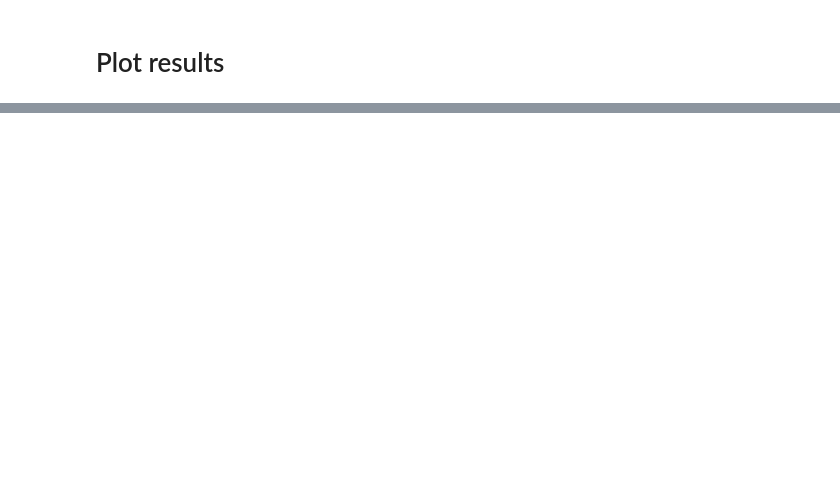
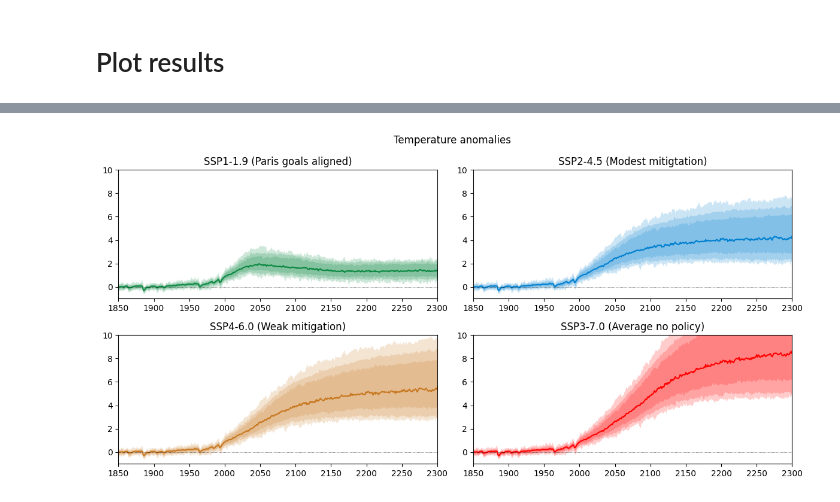
Before and after one commit to Yale-Applied-Science-Synthesis-Program/fair-land-use-change, a Jupyter notebook: notebooks/fair-ssp.ipynb, the cells around one changed output, grey strips where cells are left out. Saved outputs shown, nothing was run; the diff lists cells and outputs as text; code cells hidden in the pictures; blank space fills up the shorter version.

```diff
--- a/notebooks/fair-ssp.ipynb
+++ b/notebooks/fair-ssp.ipynb
@@ -155,0 +151,80 @@ Text(0, 0.5, 'W m$^{-2}$')
+# %%
+fancy_titles = {
+    'ssp119' : 'SSP1-1.9 (Paris goals aligned)',
+    'ssp245' : 'SSP2-4.5 (Modest mitigtation)',
+    'ssp460' : 'SSP4-6.0 (Weak mitigation)',
+    'ssp370' : 'SSP3-7.0 (Average no policy)'
+
+}
+
+colors = {
+    'ssp119': '#098740',
+    'ssp245': '#0080d0',
+    'ssp460': '#c87820',
+    'ssp370': '#ff0000',
+}
+
+
+weights_51yr = np.ones(52)
+weights_51yr[0] = 0.5
+weights_51yr[-1] = 0.5
+
+fig, ax = pl.subplots(2, 2, figsize=(12, 6))
+
+for i, scenario in enumerate(scenarios):
+    for pp in ((0, 100), (5, 95), (16, 84)):
+        ax[i // 2, i % 2].fill_between(
+            f.timebounds,
+            np.percentile(
+                f.temperature.loc[dict(scenario=scenario, layer=0)]
+                - np.average(
+                    f.temperature.loc[
+                        dict(scenario=scenario, timebounds=np.arange(1850, 1902), layer=0)
+                    ],
+                    weights=weights_51yr,
+                    axis=0
+                ),
+                pp[0],
+                axis=1,
+            ),
+            np.percentile(
+                f.temperature.loc[dict(scenario=scenario, layer=0)]
+                - np.average(
+                    f.temperature.loc[
+                        dict(scenario=scenario, timebounds=np.arange(1850, 1902), layer=0)
+                    ],
+                    weights=weights_51yr,
+                    axis=0
+                ),
+                pp[1],
+                axis=1,
+            ),
+            color=colors[scenarios[i]],
+            alpha=0.2,
+            lw=0
+        )
+
+    ax[i // 2, i % 2].plot(
+        f.timebounds,
+        np.median(
+            f.temperature.loc[dict(scenario=scenario, layer=0)]
+            - np.average(
+                f.temperature.loc[
+                    dict(scenario=scenario, timebounds=np.arange(1850, 1902), layer=0)
+                ],
+                weights=weights_51yr,
+                axis=0
+            ),
+            axis=1,
+        ),
+        color=colors[scenarios[i]],
+    )
+    ax[i // 2, i % 2].set_xlim(1850, 2300)
+    ax[i // 2, i % 2].set_ylim(-1, 10)
+    ax[i // 2, i % 2].axhline(0, color="k", ls=":", lw=0.5)
+    ax[i // 2, i % 2].set_title(fancy_titles[scenarios[i]])
+
+pl.suptitle("Temperature anomalies")
+fig.tight_layout()
+# %% [output]
+[figure, added]
```
Also changed, not shown: parts of 7 cells of this notebook.
